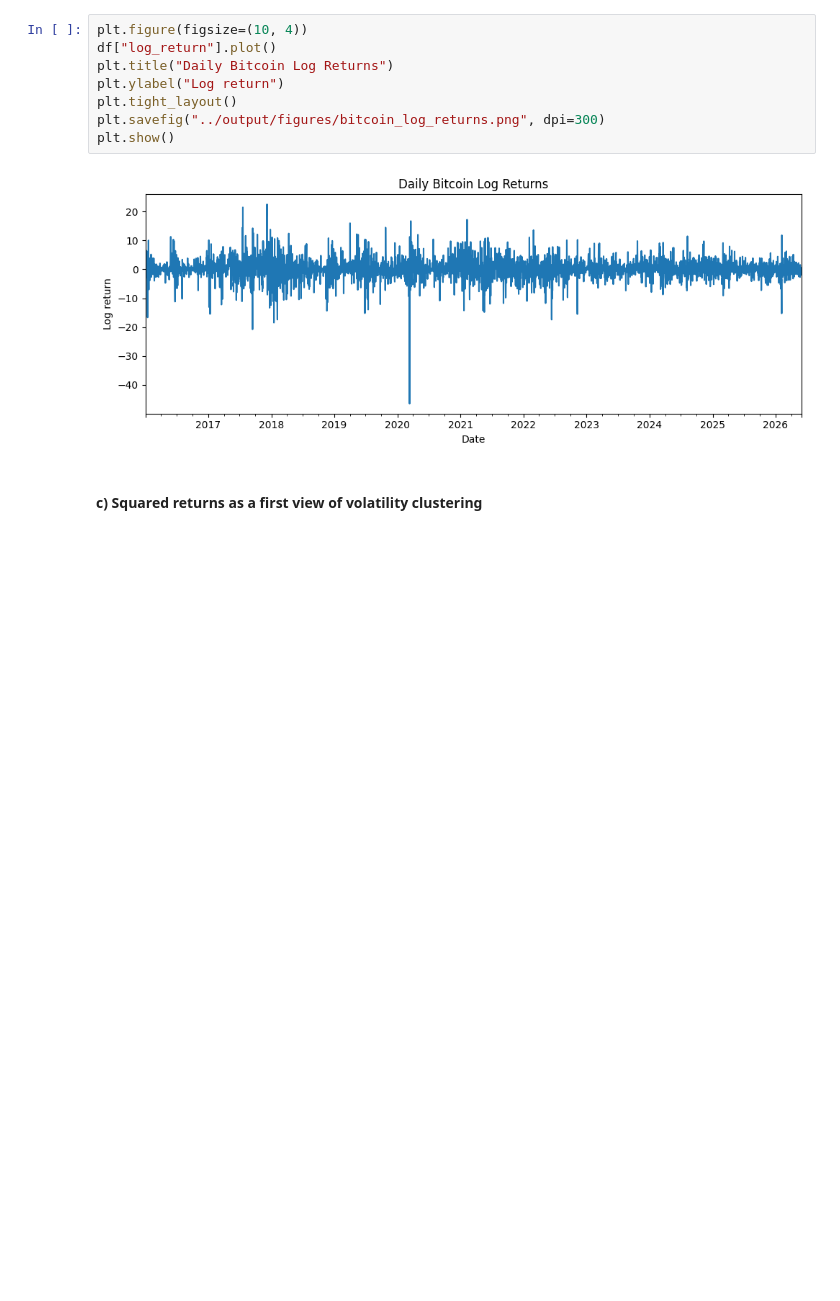
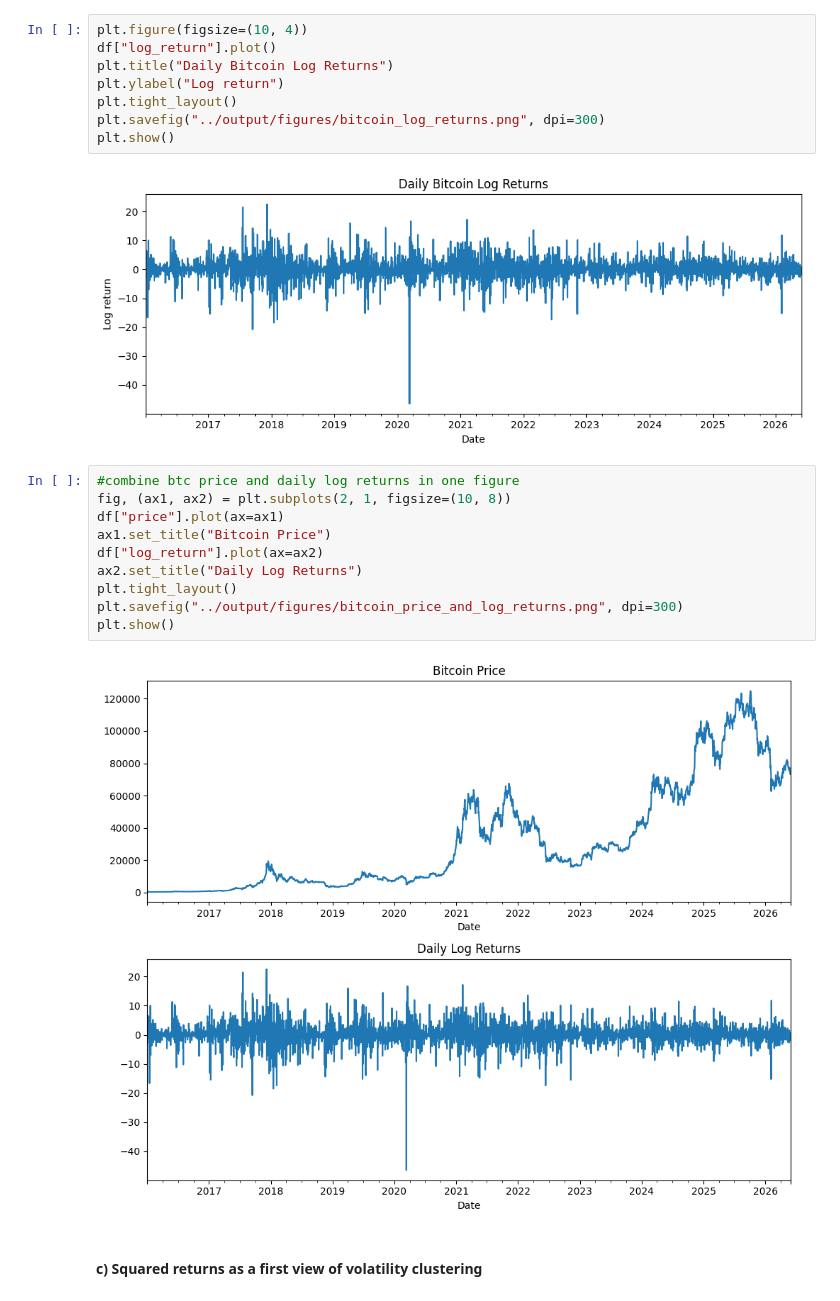
Before and after one commit to matthijs174/project, a Jupyter notebook: notebooks/01_data_setup.ipynb, the cells around one changed output. Saved outputs shown, nothing was run; the diff lists cells and outputs as text; blank space fills up the shorter version.

Commit message:
Added a cell to 01 notebook to combine two plots

```diff
--- a/notebooks/01_data_setup.ipynb
+++ b/notebooks/01_data_setup.ipynb
@@ -63,6 +63,18 @@ plt.savefig("../output/figures/bitcoin_log_returns.png", dpi=300)
 plt.show()
 # %% [output]
 [figure]
+# %%
+#combine btc price and daily log returns in one figure
+fig, (ax1, ax2) = plt.subplots(2, 1, figsize=(10, 8))
+df["price"].plot(ax=ax1)
+ax1.set_title("Bitcoin Price")
+df["log_return"].plot(ax=ax2)
+ax2.set_title("Daily Log Returns")
+plt.tight_layout()
+plt.savefig("../output/figures/bitcoin_price_and_log_returns.png", dpi=300)
+plt.show()
+# %% [output]
+[figure, added]
 # %% [markdown]
 #### c) Squared returns as a first view of volatility clustering
 # %%
```
